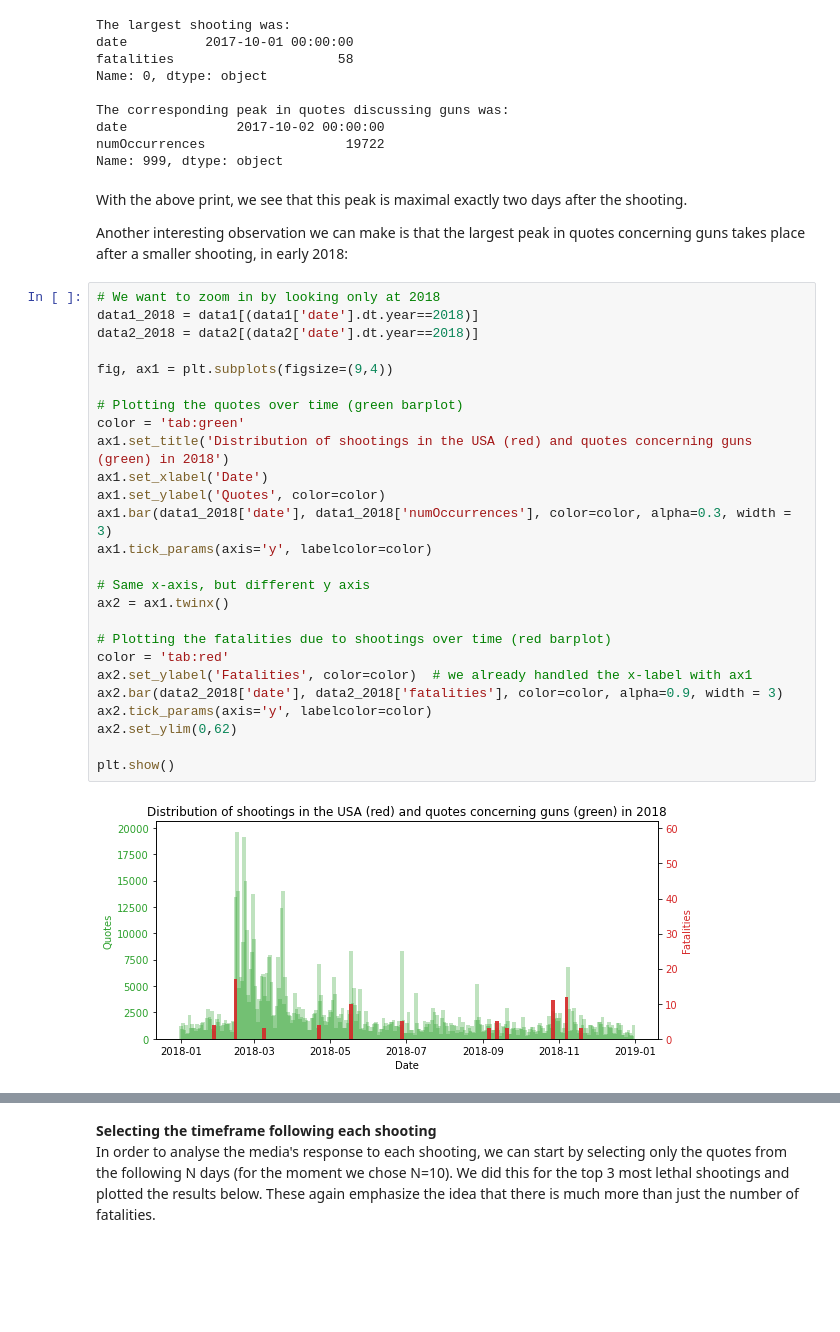
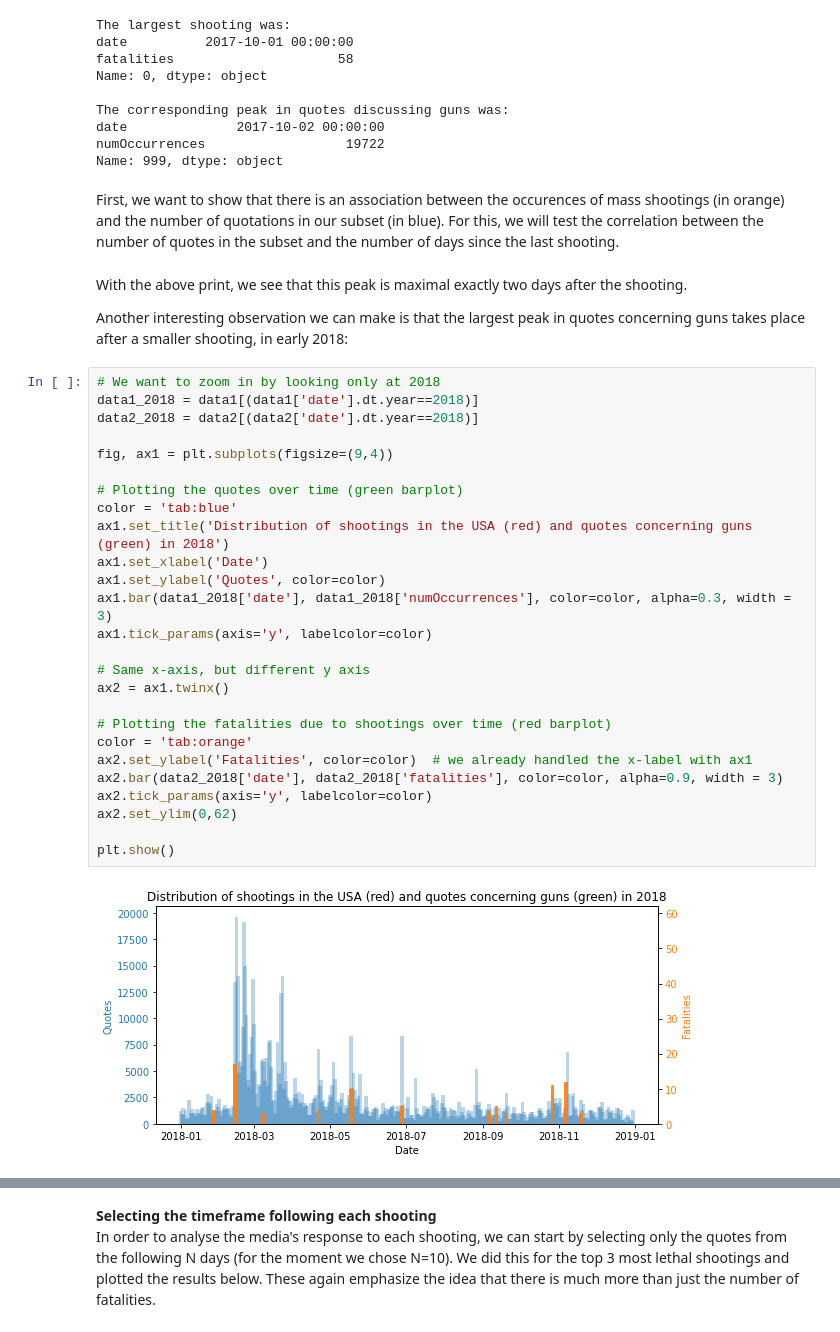
Before and after one commit to epfl-ada/ada-2021-project-clezemath, a Jupyter notebook: milestone2.ipynb, the cells around one changed output, grey strips where cells are left out. Saved outputs shown, nothing was run; the diff lists cells and outputs as text; blank space fills up the shorter version.

```diff
--- a/milestone2.ipynb
+++ b/milestone2.ipynb
@@ -293,6 +293,8 @@ The corresponding peak in quotes discussing guns was:
 date              2017-10-02 00:00:00
 numOccurrences                  19722
 Name: 999, dtype: object
+# %% [markdown]
+First, we want to show that there is an association between the occurences of mass shootings (in orange) and the number of quotations in our subset (in blue). For this, we will test the correlation between the number of quotes in the subset and the number of days since the last shooting.
 # %% [markdown]
 With the above print, we see that this peak is maximal exactly two days after the shooting.
 
@@ -300,29 +302,29 @@ Another interesting observation we can make is that the largest peak in quotes c
 # %%
 # We want to zoom in by looking only at 2018
 data1_2018 = data1[(data1['date'].dt.year==2018)]
 data2_2018 = data2[(data2['date'].dt.year==2018)]
 
 fig, ax1 = plt.subplots(figsize=(9,4))
 
 # Plotting the quotes over time (green barplot)
-color = 'tab:green'
+color = 'tab:blue'
 ax1.set_title('Distribution of shootings in the USA (red) and quotes concerning guns (green) in 2018')
 ax1.set_xlabel('Date')
 ax1.set_ylabel('Quotes', color=color)
 ax1.bar(data1_2018['date'], data1_2018['numOccurrences'], color=color, alpha=0.3, width = 3)
 ax1.tick_params(axis='y', labelcolor=color)
 
 # Same x-axis, but different y axis
 ax2 = ax1.twinx()
 
 # Plotting the fatalities due to shootings over time (red barplot)
-color = 'tab:red'
+color = 'tab:orange'
 ax2.set_ylabel('Fatalities', color=color)  # we already handled the x-label with ax1
 ax2.bar(data2_2018['date'], data2_2018['fatalities'], color=color, alpha=0.9, width = 3)
 ax2.tick_params(axis='y', labelcolor=color)
 ax2.set_ylim(0,62)
 
 plt.show()
 # %% [output]
-[figure, old version]
+[figure, new version]
 # %% [markdown]
```
Also changed, not shown: parts of 6 cells of this notebook, 1 other file.
